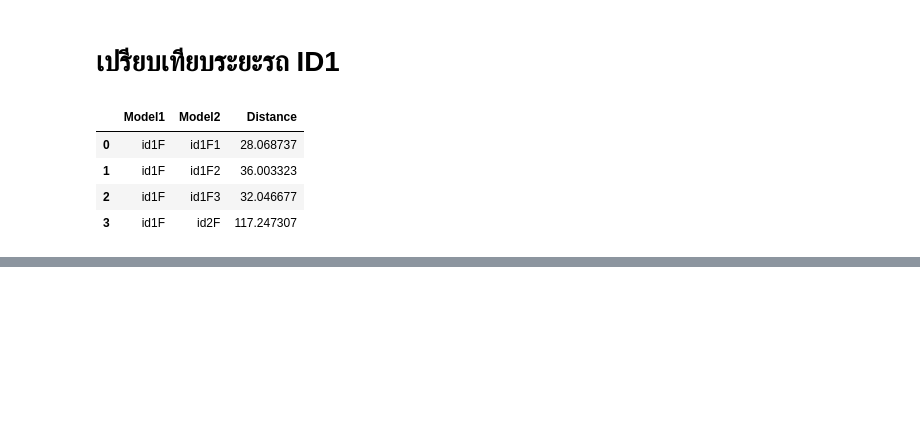
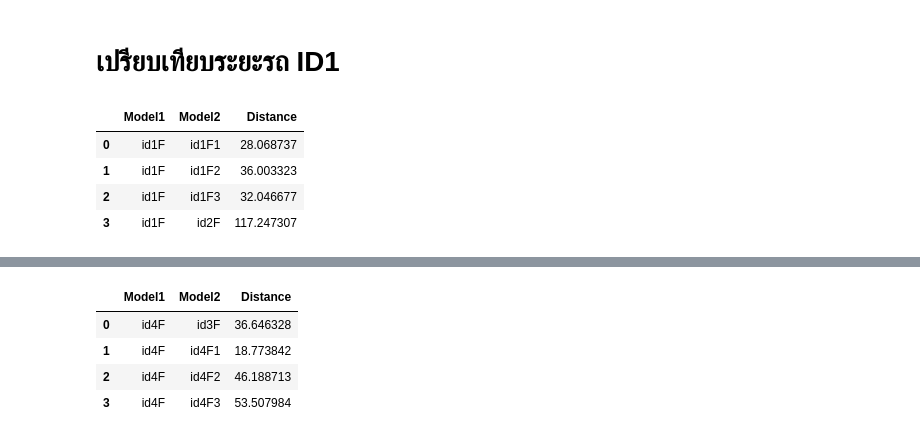
Before and after one commit to MeenTers/Project, a Jupyter notebook: Project_SI.ipynb, the cells around one changed output, grey strips where cells are left out. Cells and saved outputs as stored; diff of their text form; code cells hidden in the pictures; blank space fills up the shorter version.

```diff
--- a/Project_SI.ipynb
+++ b/Project_SI.ipynb
@@ -130,0 +179,3 @@ df1
+# %%
+ID4B_dataset, ID4B_loader = get_dataset(r'/content/drive/MyDrive/Project_si/Test_Dist/Base_car/ID4')
+ID4_dataset,ID4_loader    = get_dataset(r'/content/drive/MyDrive/Project_si/Test_Dist/different_view/ID4')
@@ -130,0 +191,9 @@ df1
+# %%
+df4 = pd.DataFrame(dict4)
+df4
+# %% [output]
+|  | Model1 | Model2 | Distance |
+| 0 | id4F | id3F | 36.646328 |
+| 1 | id4F | id4F1 | 18.773842 |
+| 2 | id4F | id4F2 | 46.188713 |
+| 3 | id4F | id4F3 | 53.507984 |
```
Also changed, not shown: parts of 18 cells of this notebook.
